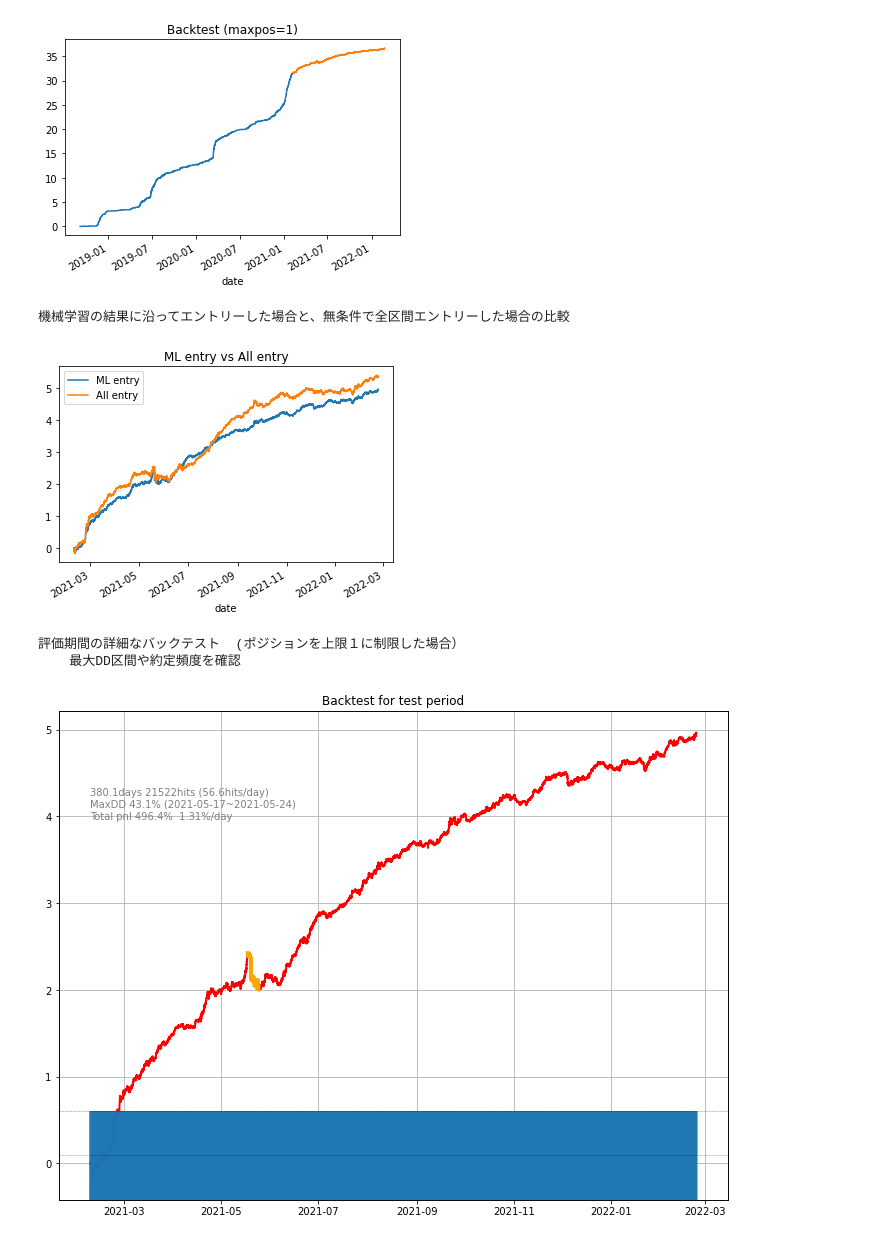
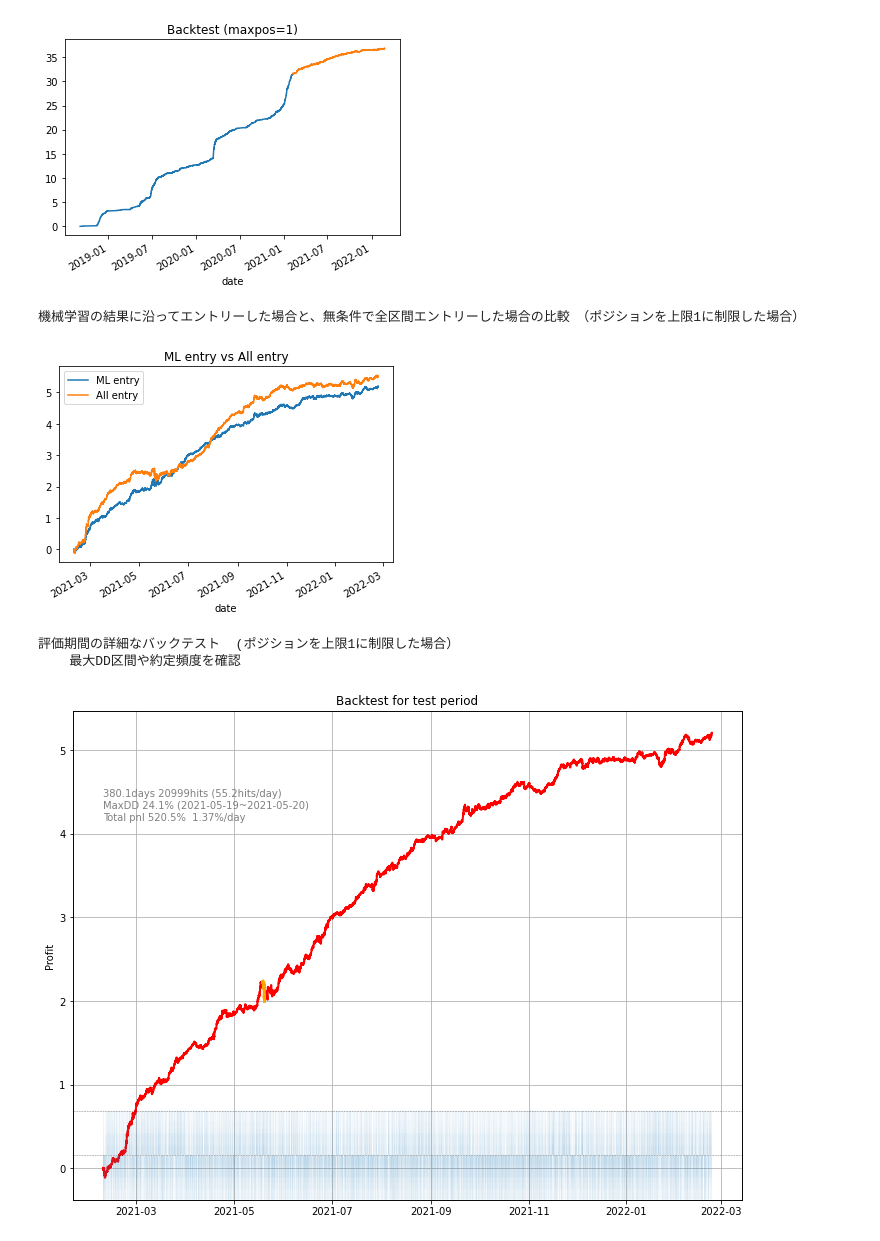
Before and after one commit to kunmosky1/model_generator, a Jupyter notebook: model_gererator.ipynb, the cells around one changed output. Drawn from its saved outputs; the diff is of its cells as text; code cells hidden in the pictures.

```diff
--- a/model_gererator.ipynb
+++ b/model_gererator.ipynb
@@ -99,5 +101,8 @@ df,features = machine_learning.calc_features(logger, logic, df)
 # 重要度を考慮した特徴量の削除
 if calclate_features.endswith(".py") :
     delete_features = machine_learning.eliminate_features( logger, discord, df, list(set(features)-set(logic['nouse_columns'])),
-                                                       repeat= 30, threshold = 3.0, goal = 0.3, imgfile = temp_path+"importance.png" )
+                                                           repeat= 30,       # 削除処理を何回まで繰り返すか
+                                                           threshold = 2.0,  # 削除する閾値 (小さいほど積極的に削除する 1.5～4.0)
+                                                           goal = 0.3,       # 重要度がいくらまで減ったら終了するか
+                                                           imgfile = temp_path+"importance.png" )
 # %% [output]
@@ -269,12 +206,12 @@ test_df, predict = model.evaluation( df[split_date:], report=False ) # 学習モ
 
 if calclate_features.endswith(".py") :
     train_df, predict = model.evaluation( df[:split_date], report=False ) # 学習モデルで学習期間の評価
-    machine_learning.backtest_maxpos( logger, discord, train_df, test_df, model, logic, predict, image_path=temp_path ) # 全区間でのバックテスト (ポジション上限無し)
-    machine_learning.backtest_pos1( logger, discord, train_df, test_df, model, logic, predict, image_path=temp_path )   # 全区間でのバックテスト  (ポジションを上限１に制限した場合）
-    machine_learning.backtest_ml_vs_all( logger, discord, test_df, model, logic, predict, image_path=temp_path )        # 機械学習の結果に沿ってエントリーした場合と、無条件で全区間エントリーした場合の比較
-    machine_learning.backtest_detail( logger, discord, test_df, model, logic, predict, image_path=temp_path )           # 評価期間の詳細なバックテスト  (ポジションを上限１に制限した場合）
+    machine_learning.backtest_all( logger, discord, train_df, test_df, model, logic, predict, image_path=temp_path, max_pos=99 ) # 全区間でのバックテスト (ポジション上限無し)
+    machine_learning.backtest_all( logger, discord, train_df, test_df, model, logic, predict, image_path=temp_path, max_pos=1 )  # 全区間でのバックテスト  (ポジションを上限１に制限した場合）
+    machine_learning.backtest_ml_vs_all( logger, discord, test_df, model, logic, predict, image_path=temp_path, max_pos=1 )      # 機械学習の結果に沿ってエントリーした場合と、無条件で全区間エントリーした場合の比較
+    machine_learning.backtest_detail( logger, discord, test_df, model, logic, predict, image_path=temp_path, max_pos=logic['params']['pyramiding'] ) # 評価期間の詳細なバックテスト  (ポジションを上限はパラメータで指定した値）
 
 else:
     machine_learning.backtest_ml_vs_all( logger, discord, test_df, model, logic, predict, image_path=temp_path, days=30 )  # 機械学習の結果に沿ってエントリーした場合と、無条件で全区間エントリーした場合の比較
-    machine_learning.backtest_detail( logger, discord, test_df, model, logic, predict, image_path=temp_path, days=30 )     # 直近30日の詳細なバックテスト  (ポジションを上限１に制限した場合）
+    machine_learning.backtest_detail( logger, discord, test_df, model, logic, predict, image_path=temp_path, days=30, max_pos=logic['params']['pyramiding'] )  # 直近30日の詳細なバックテスト  (ポジションを上限はパラメータで指定した値）
 # %% [output]
@@ -285,9 +223,9 @@ else:
 [figure]
-機械学習の結果に沿ってエントリーした場合と、無条件で全区間エントリーした場合の比較
+機械学習の結果に沿ってエントリーした場合と、無条件で全区間エントリーした場合の比較　（ポジションを上限1に制限した場合）
-[figure, old version]
+[figure, new version]
-評価期間の詳細なバックテスト  (ポジションを上限１に制限した場合）
+評価期間の詳細なバックテスト  (ポジションを上限1に制限した場合）
     最大DD区間や約定頻度を確認
-[figure, old version]
+[figure, new version]
 # %%
 # 完成したモデルを zip ファイルで出力
 if calclate_features.endswith(".py") :
```
Also changed, not shown: parts of 7 cells of this notebook, 2 other files.
